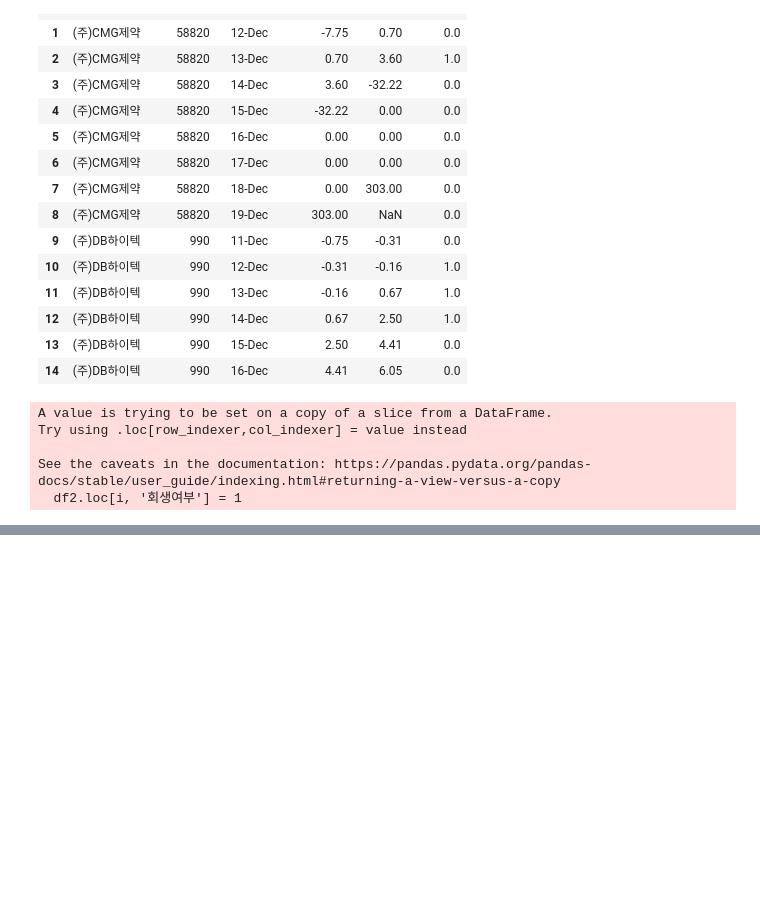
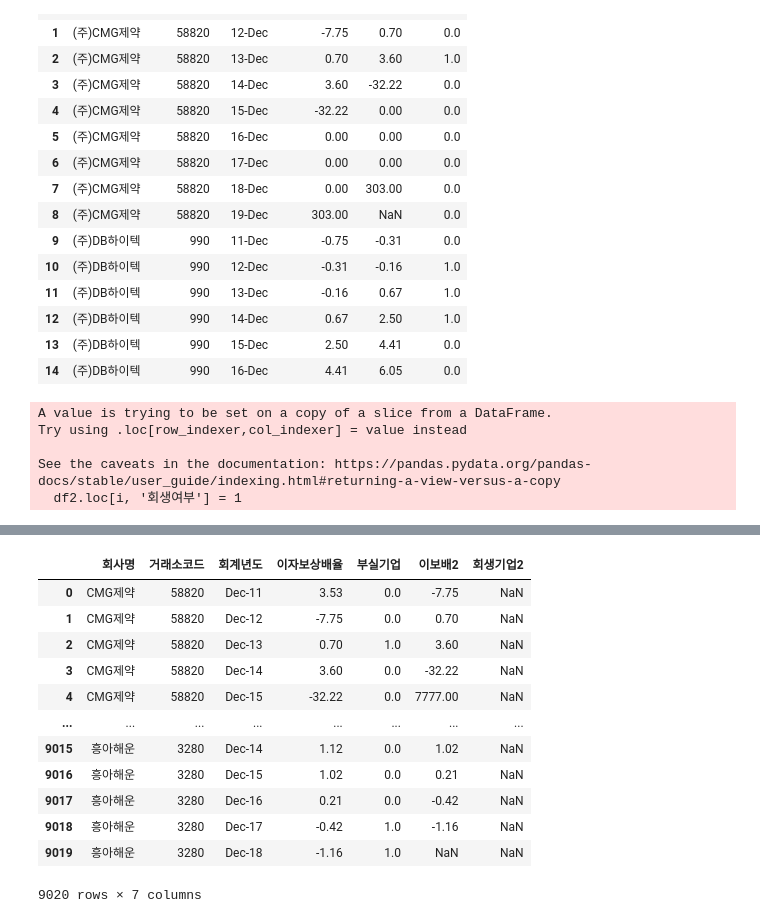
Before and after one commit to pelllzz/ubion4_project2, a Jupyter notebook: code/code_main/00_company_check.ipynb, the cells around one changed output, grey strips where cells are left out. Saved outputs shown, nothing was run; the diff lists cells and outputs as text; code cells hidden in the pictures; blank space fills up the shorter version.

```diff
--- a/code/code_main/00_company_check.ipynb
+++ b/code/code_main/00_company_check.ipynb
@@ -115,0 +273,2 @@ dtype: int64
+# %%
+df_temp = df_complete.copy()
@@ -115,0 +327,6 @@ dtype: int64
+# %%
+df_temp['부실기업'] = df_temp['부실기업'].fillna(0)
+# %%
+df_temp['이보배2'] = df_temp['이자보상배율'].shift(-1).where(df_temp['회사명']==(df_temp['회사명']).shift(-1))
+#df_temp['이보배2'] = df_temp['이보배2'].fillna(0)
+df_temp
@@ -116,18 +347,38 @@ dtype: int64
 # %%
-# count = 0
-# company = df.loc[0, '회사명']
+count = 0
+company = df_temp.iloc[0]['회사명']
 
-# for i in range(0, len(df)):
+for i in range(0, len(df_temp)):
 
-#     # 회사명 다르면
-#     if company != df.iloc[i]['회사명']:
-#         # 회사명 기록하고
-#         company = df.iloc[i]['회사명']
-#         # 카운트 초기화하고
-#         count = 0
+    if company != df_temp.iloc[i]['회사명']:
+        company = df_temp.iloc[i]['회사명']
+        count = 0
+        #i -= 1
+        continue
 
-#     if df.iloc[i]['부실기업'] == 1:
-#         count += 1
+    #if df_temp.iloc[i]['부실기업'] == 1 and df_temp.iloc[i]['이보배2'] < 1:
+    if df_temp.iloc[i]['이자보상배율'] < 1 and df_temp.iloc[i]['이보배2'] >= 1 and df_temp.iloc[i]['부실기업']==1:
+        count += 1
 
-#     if count > 0 and df.iloc[i]['부실기업'] == 0:
-#         df.loc[i, "survived"] = 1
+    if count == 2:
+        df_temp.loc[i, "회생기업2"] = 1
+        count = 0
+
+    elif count > 2:
+        count = 0
+# %%
+df_temp
+# %% [output]
+|  | 회사명 | 거래소코드 | 회계년도 | 이자보상배율 | 부실기업 | 이보배2 | 회생기업2 |
+| 0 | CMG제약 | 58820 | Dec-11 | 3.53 | 0.0 | -7.75 | NaN |
+| 1 | CMG제약 | 58820 | Dec-12 | -7.75 | 0.0 | 0.70 | NaN |
+| 2 | CMG제약 | 58820 | Dec-13 | 0.70 | 1.0 | 3.60 | NaN |
+| 3 | CMG제약 | 58820 | Dec-14 | 3.60 | 0.0 | -32.22 | NaN |
+| 4 | CMG제약 | 58820 | Dec-15 | -32.22 | 0.0 | 7777.00 | NaN |
+| ... | ... | ... | ... | ... | ... | ... | ... |
+| 9015 | 흥아해운 | 3280 | Dec-14 | 1.12 | 0.0 | 1.02 | NaN |
+| 9016 | 흥아해운 | 3280 | Dec-15 | 1.02 | 0.0 | 0.21 | NaN |
+| 9017 | 흥아해운 | 3280 | Dec-16 | 0.21 | 0.0 | -0.42 | NaN |
+| 9018 | 흥아해운 | 3280 | Dec-17 | -0.42 | 1.0 | -1.16 | NaN |
+| 9019 | 흥아해운 | 3280 | Dec-18 | -1.16 | 1.0 | NaN | NaN |
+9020 rows × 7 columns
```
Also changed, not shown: parts of 29 cells of this notebook, 18 other files.
